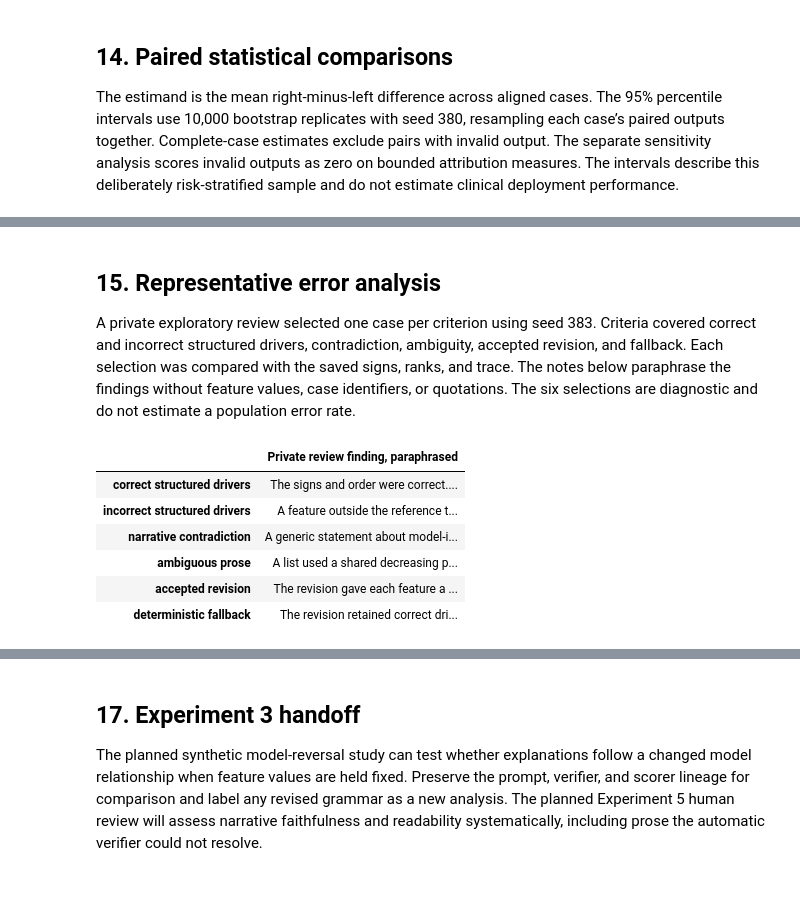
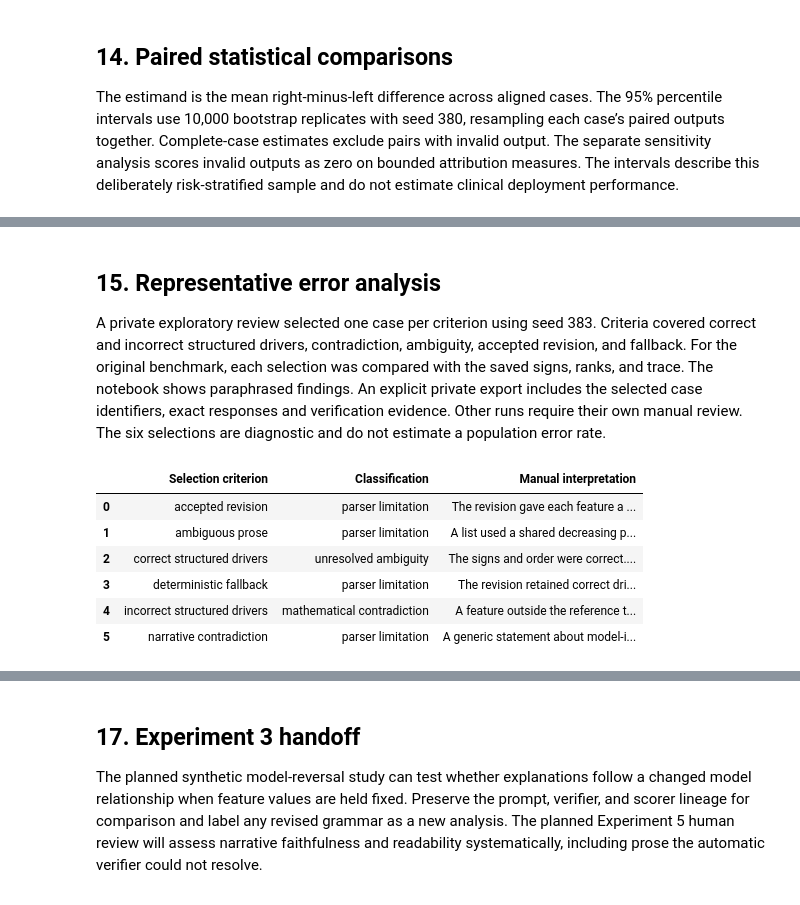
Before and after one commit to Shounak-Ghosh/AI380H, a Jupyter notebook: HRP/src/03_llm_experiments.ipynb, the cells around one changed output, grey strips where cells are left out. Cells and saved outputs as stored; diff of their text form; code cells hidden in the pictures.

```diff
--- a/HRP/src/03_llm_experiments.ipynb
+++ b/HRP/src/03_llm_experiments.ipynb
@@ -109,8 +109,7 @@ if MODE == "fictional":
 else:
     state, score = run["state"], run["score"]
     manifest = state["manifest"]
-    original_sha256 = "42038ff9ceef439a3bb8797b419869ed7638610173c36e18f4a9631f122a047a"
-    reference_run = run["checkpoint_sha256"] == original_sha256
+    reference_run = run["checkpoint_sha256"] == ORIGINAL_CHECKPOINT_SHA256
     complete = not score["operations"]["statuses"].get("pending", 0)
     display({
         "complete": complete, "pause_reason": state["pause_reason"],
@@ -303,27 +312,26 @@ if analysis:
 # %% [markdown]
 ## 15. Representative error analysis
 
-A private exploratory review selected one case per criterion using seed 383. Criteria covered correct and incorrect structured drivers, contradiction, ambiguity, accepted revision, and fallback. Each selection was compared with the saved signs, ranks, and trace. The notes below paraphrase the findings without feature values, case identifiers, or quotations. The six selections are diagnostic and do not estimate a population error rate.
+A private exploratory review selected one case per criterion using seed 383. Criteria covered correct and incorrect structured drivers, contradiction, ambiguity, accepted revision, and fallback. For the original benchmark, each selection was compared with the saved signs, ranks, and trace. The notebook shows paraphrased findings. An explicit private export includes the selected case identifiers, exact responses and verification evidence. Other runs require their own manual review. The six selections are diagnostic and do not estimate a population error rate.
 # %%
-manual_observations = None
-if reference_run:
-    manual_observations = {
-        "correct structured drivers": "The signs and order were correct. A grouped clause did not make clear which listed features shared the stated direction.",
-        "incorrect structured drivers": "A feature outside the reference top three replaced an influential feature. The remaining prose also used modifiers the parser did not resolve.",
-        "narrative contradiction": "A generic statement about model-influencing features triggered the unsupported-feature rule. The phrase did not name a false feature, and the signed JSON drivers matched.",
-        "ambiguous prose": "A list used a shared decreasing predicate. All listed features had negative reference signs, but the verifier did not distribute the predicate across the list.",
-        "accepted revision": "The revision gave each feature a directional clause. Its short pronouns had a clear predicted-risk antecedent and all three signs matched.",
-        "deterministic fallback": "The revision retained correct drivers but embedded the first direction in a relative clause. The deterministic output provided explicit directions for all three.",
-    }
-    display(pd.Series(manual_observations, name="Private review finding, paraphrased").to_frame())
+if analysis:
+    public_notes = [
+        {
+            "Selection criterion": entry["selection_criterion"],
+            "Classification": (entry["issue_classification"] or "needs review").replace("_", " "),
+            "Manual interpretation": entry["manual_interpretation"] or entry["review_note"],
+        }
+        for entry in analysis["private_review_entries"]
+    ]
+    display(pd.DataFrame(public_notes))
 # %% [output]
-|  | Private review finding, paraphrased |
-| correct structured drivers | The signs and order were correct.... |
-| incorrect structured drivers | A feature outside the reference t... |
-| narrative contradiction | A generic statement about model-i... |
-| ambiguous prose | A list used a shared decreasing p... |
-| accepted revision | The revision gave each feature a ... |
-| deterministic fallback | The revision retained correct dri... |
+|  | Selection criterion | Classification | Manual interpretation |
+| 0 | accepted revision | parser limitation | The revision gave each feature a ... |
+| 1 | ambiguous prose | parser limitation | A list used a shared decreasing p... |
+| 2 | correct structured drivers | unresolved ambiguity | The signs and order were correct.... |
+| 3 | deterministic fallback | parser limitation | The revision retained correct dri... |
+| 4 | incorrect structured drivers | mathematical contradiction | A feature outside the reference t... |
+| 5 | narrative contradiction | parser limitation | A generic statement about model-i... |
 # %% [markdown]
 ## 16. Discussion and limitations
 
```
Also changed, not shown: parts of 13 cells of this notebook, 2 other files.
